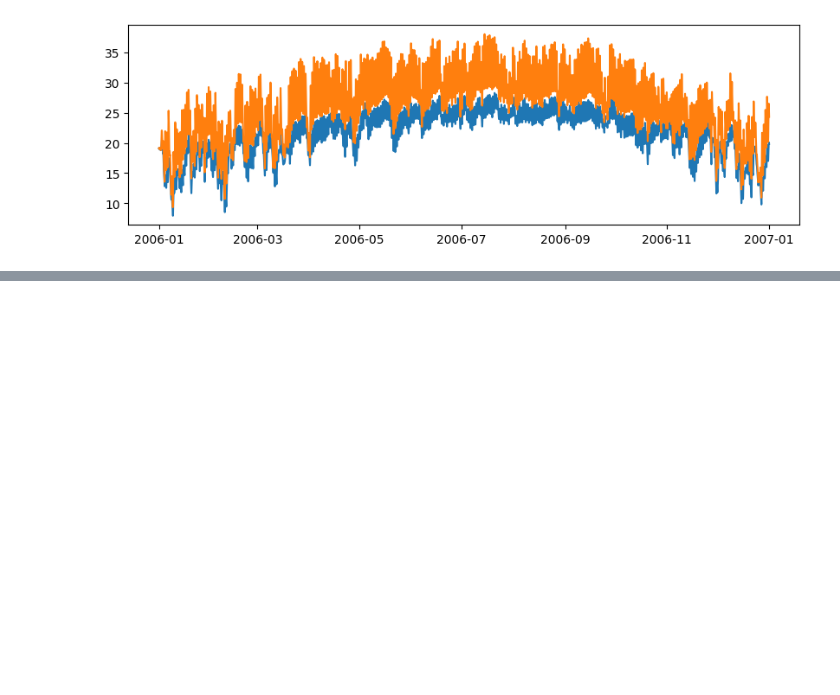
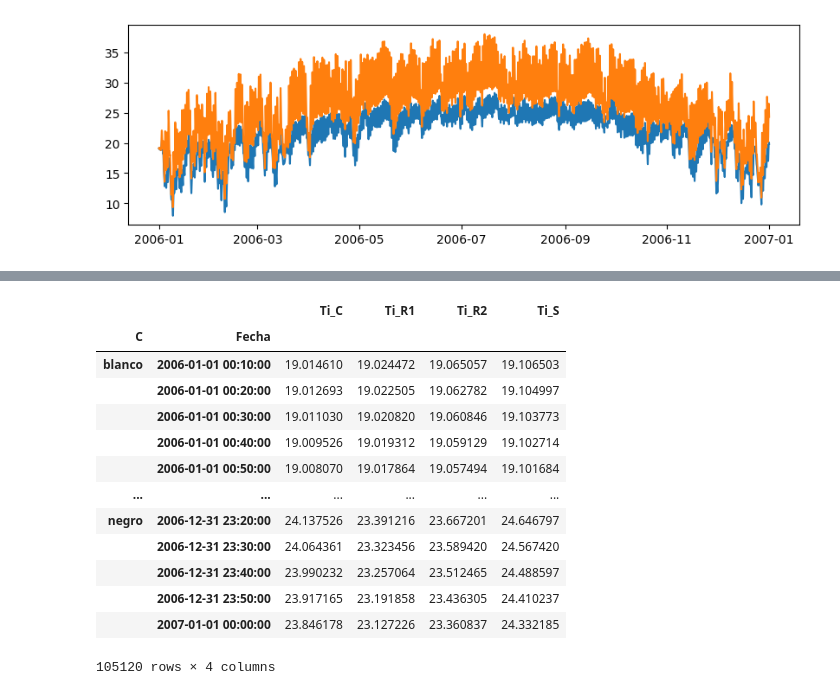
Before and after one commit to hnaranjog/analisis_de_datos, a Jupyter notebook: app/Modulo4/multiindices_columnas.ipynb, the cells around one changed output, grey strips where cells are left out. Cells and saved outputs as stored; diff of their text form; code cells hidden in the pictures; blank space fills up the shorter version.

```diff
--- a/app/Modulo4/multiindices_columnas.ipynb
+++ b/app/Modulo4/multiindices_columnas.ipynb
@@ -143,0 +186,18 @@ for color in colores:
+# %%
+casos = pd.concat([Ti_bm, Ti_nm], axis=0)
+casos
+# %% [output]
+|  |  | Ti_C | Ti_R1 | Ti_R2 | Ti_S |
+| C | Fecha |  |  |  |  |
+| blanco | 2006-01-01 00:10:00 | 19.014610 | 19.024472 | 19.065057 | 19.106503 |
+|  | 2006-01-01 00:20:00 | 19.012693 | 19.022505 | 19.062782 | 19.104997 |
+|  | 2006-01-01 00:30:00 | 19.011030 | 19.020820 | 19.060846 | 19.103773 |
+|  | 2006-01-01 00:40:00 | 19.009526 | 19.019312 | 19.059129 | 19.102714 |
+|  | 2006-01-01 00:50:00 | 19.008070 | 19.017864 | 19.057494 | 19.101684 |
+| ... | ... | ... | ... | ... | ... |
+| negro | 2006-12-31 23:20:00 | 24.137526 | 23.391216 | 23.667201 | 24.646797 |
+|  | 2006-12-31 23:30:00 | 24.064361 | 23.323456 | 23.589420 | 24.567420 |
+|  | 2006-12-31 23:40:00 | 23.990232 | 23.257064 | 23.512465 | 24.488597 |
+|  | 2006-12-31 23:50:00 | 23.917165 | 23.191858 | 23.436305 | 24.410237 |
+|  | 2007-01-01 00:00:00 | 23.846178 | 23.127226 | 23.360837 | 24.332185 |
+105120 rows × 4 columns
```
Also changed, not shown: parts of 6 cells of this notebook.
